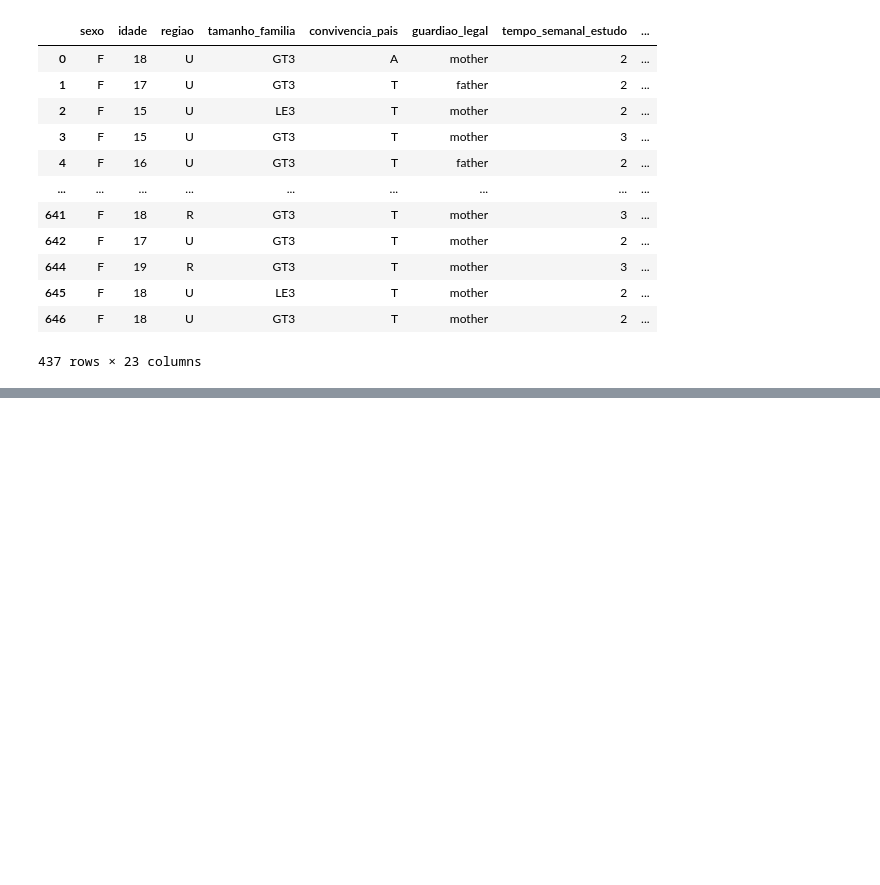
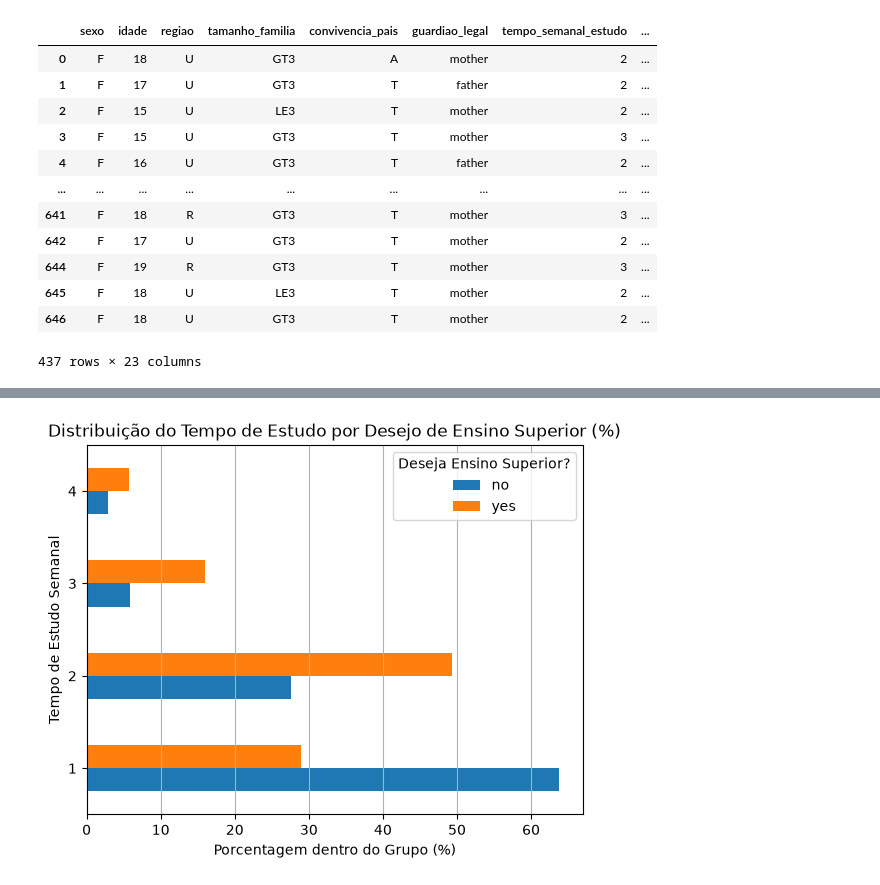
Before and after one commit to julialm-s/EDADatasetStudentAlcoholConsumption, a Jupyter notebook: analise.ipynb, the cells around one changed output, grey strips where cells are left out. Drawn from its saved outputs; the diff is of its cells as text; code cells hidden in the pictures; blank space fills up the shorter version.

```diff
--- a/analise.ipynb
+++ b/analise.ipynb
@@ -597,0 +689,16 @@ display(df)
+# %%
+# 1. Cria a tabela cruzada com percentual por coluna (grupo de desejo de ensino superior)
+tabela_percentual = pd.crosstab(d1["tempo_semanal_estudo"], d1["desejo_de_ensino_superior"], normalize='columns') * 100
+
+# 2. Plota o gráfico de barras horizontais
+tabela_percentual.plot(kind='barh')
+
+# 3. Ajustes estéticos do gráfico
+plt.title("Distribuição do Tempo de Estudo por Desejo de Ensino Superior (%)")
+plt.xlabel("Porcentagem dentro do Grupo (%)")
+plt.ylabel("Tempo de Estudo Semanal")
+plt.legend(title="Deseja Ensino Superior?")
+plt.grid(True, axis='x', linestyle='-') #grid == malha
+plt.show()
+# %% [output]
+[figure, added]
```
Also changed, not shown: parts of 12 cells of this notebook.
